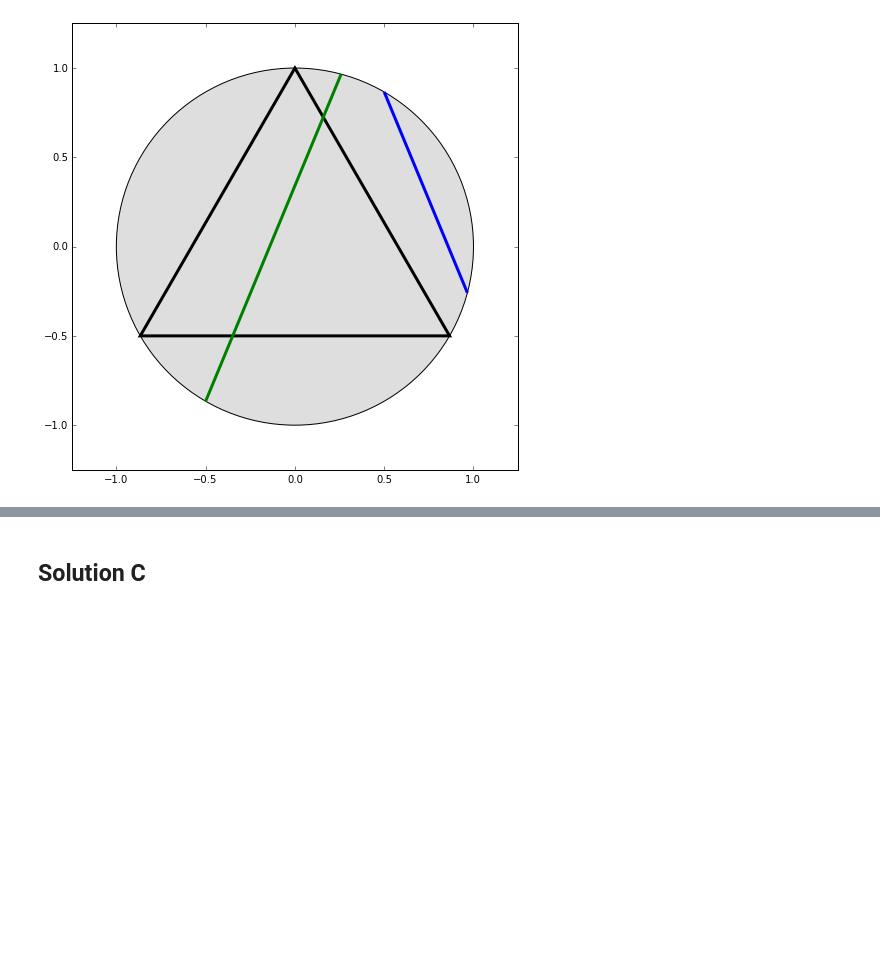
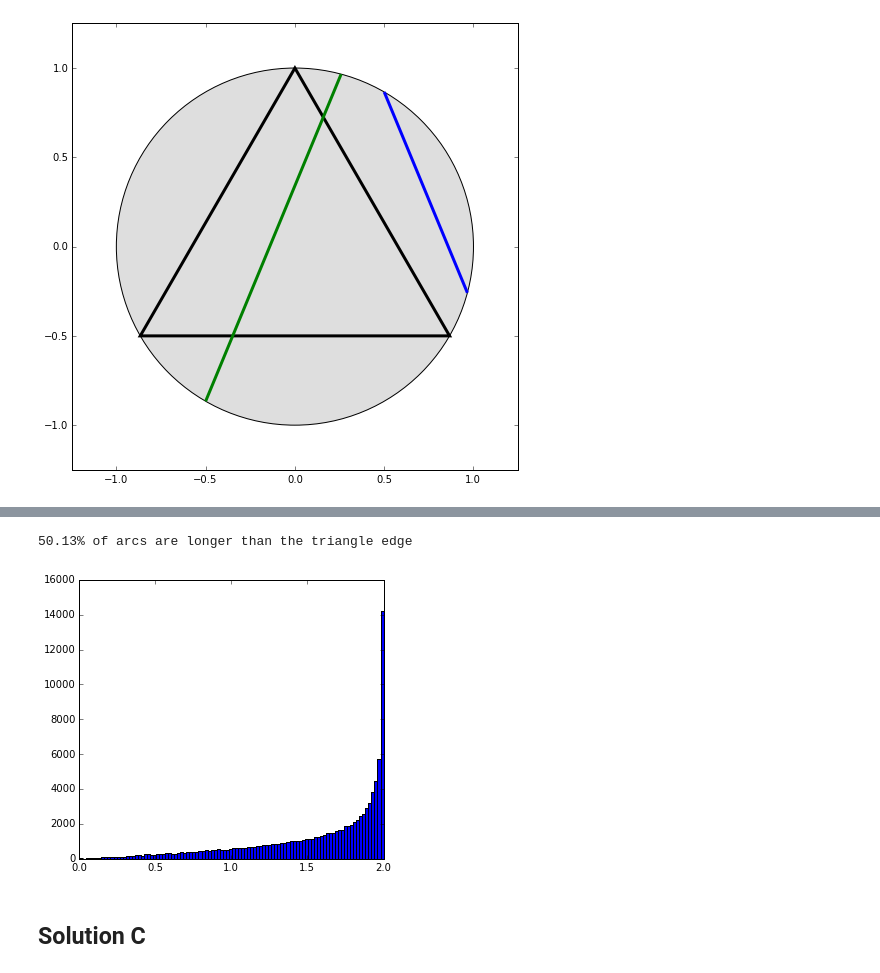
Before and after one commit to mmathioudakis/probability_playground, a Jupyter notebook: probability_playground.ipynb, the cells around one changed output, grey strips where cells are left out. Drawn from its saved outputs; the diff is of its cells as text; code cells hidden in the pictures; blank space fills up the shorter version.

```diff
--- a/probability_playground.ipynb
+++ b/probability_playground.ipynb
@@ -236,3 +261,24 @@ lengths =
+# %%
+phi = 2 * np.pi * np.random.rand(N) # choose random radius
+point = R * np.random.rand(N) # choose random point on radius
+
+absolute_angles = np.array([(np.arccos(p/R)) for p in point])
+
+coord_a = [(R*np.cos(theta), R*np.sin(theta)) for theta in phi + absolute_angles]
+coord_b = [(R*np.cos(theta), R*np.sin(theta)) for theta in phi - absolute_angles]
+
+lengths = l2dist(coord_a, coord_b)
+
+fig, ax = plt.subplots(1, 2, figsize = (12, 5))
+_tmp = ax[0].hist(lengths, bins = 100)
+
+_tmp = ax[1].axis('off')
+
+solution_B_pct = 100*sum(lengths > triangle_edge_length)/N
+print("{0:.2f}% of arcs are longer than the triangle edge".format(solution_B_pct))
+# %% [output]
+50.13% of arcs are longer than the triangle edge
+[figure, added]
 # %% [markdown]
 ## Solution C
 # %% [markdown]
```
Also changed, not shown: parts of 6 cells of this notebook.
